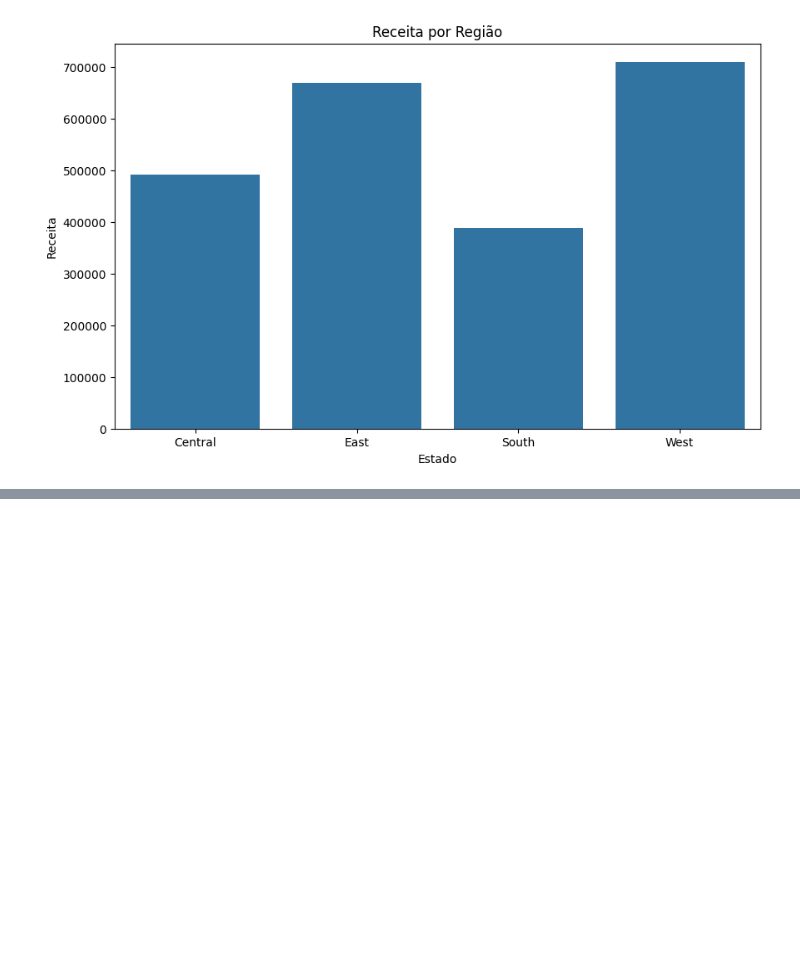
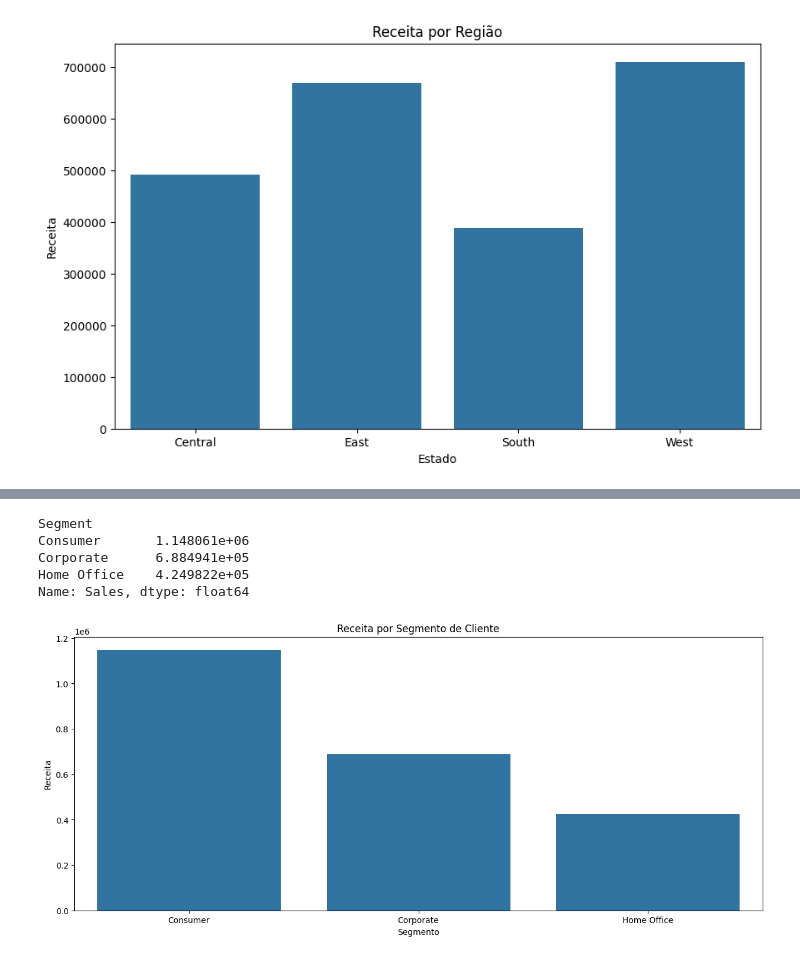
Before and after one commit to GuilhermeAugustox/Analise-de-Dados-de-Venda, a Jupyter notebook: abertura.ipynb, the cells around one changed output, grey strips where cells are left out. Cells and saved outputs as stored; diff of their text form; code cells hidden in the pictures; blank space fills up the shorter version.

```diff
--- a/abertura.ipynb
+++ b/abertura.ipynb
@@ -144,0 +219,18 @@ plt.show()
+# %%
+segmento = df.groupby('Segment')['Sales'].sum()
+segmento
+# %% [output]
+Segment
+Consumer       1.148061e+06
+Corporate      6.884941e+05
+Home Office    4.249822e+05
+Name: Sales, dtype: float64
+# %%
+plt.figure(figsize = (15, 6))
+sns.barplot(x = segmento.index, y = segmento.values)
+plt.title('Receita por Segmento de Cliente')
+plt.xlabel('Segmento')
+plt.ylabel('Receita')
+plt.show()
+# %% [output]
+[figure, added]
```
Also changed, not shown: parts of 9 cells of this notebook.
